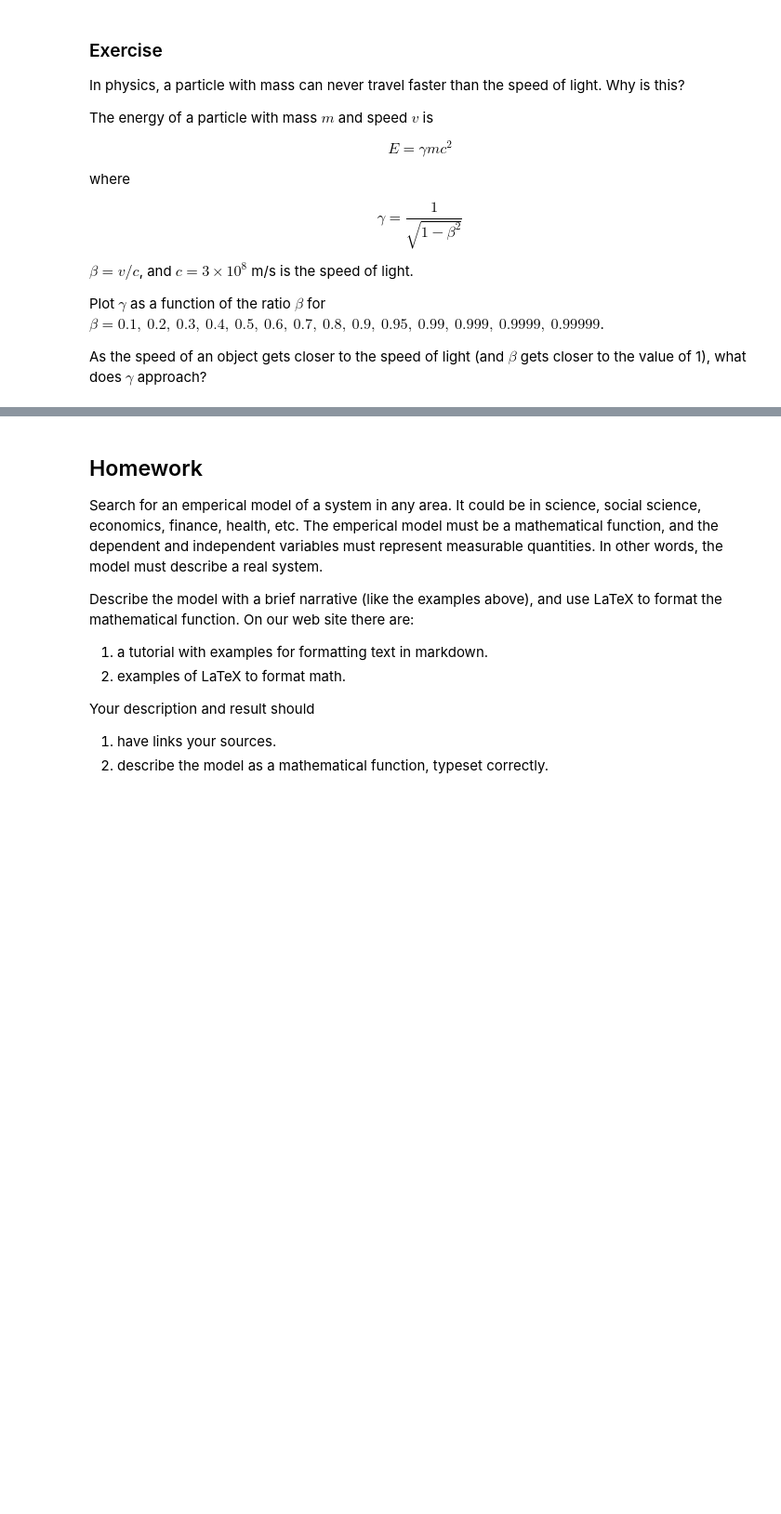
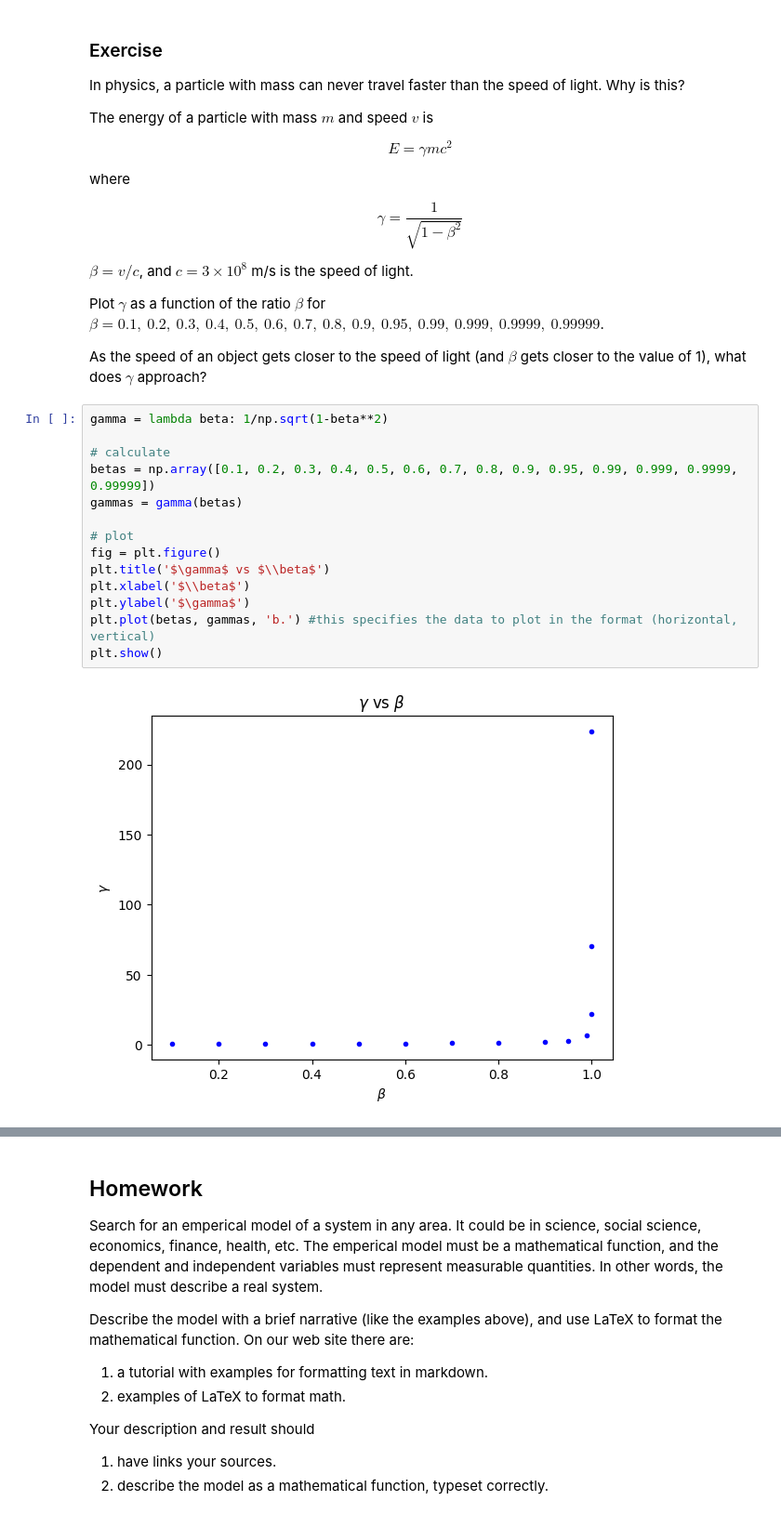
Before and after one commit to anthoak13/HNR-1303-F23, a Jupyter notebook: unit-03/03-01-functions/03-01-functions-solution.ipynb, the cells around one changed output, grey strips where cells are left out. Shown at 93% size. Cells and saved outputs as stored; diff of their text form; blank space fills up the shorter version.

```diff
--- a/unit-03/03-01-functions/03-01-functions-solution.ipynb
+++ b/unit-03/03-01-functions/03-01-functions-solution.ipynb
@@ -327,6 +463,22 @@ $\beta=v/c$, and $c = 3\times 10^8$ m/s is the speed of light.
 Plot $\gamma$ as a function of the ratio $\beta$ for $\beta=0.1,\ 0.2,\ 0.3,\ 0.4,\ 0.5,\ 0.6,\ 0.7,\ 0.8,\ 0.9,\ 0.95,\ 0.99,\ 0.999,\ 0.9999,\ 0.99999$.
 
 As the speed of an object gets closer to the speed of light (and $\beta$ gets closer to the value of 1), what does $\gamma$ approach?
+# %%
+gamma = lambda beta: 1/np.sqrt(1-beta**2)
+
+# calculate
+betas = np.array([0.1, 0.2, 0.3, 0.4, 0.5, 0.6, 0.7, 0.8, 0.9, 0.95, 0.99, 0.999, 0.9999, 0.99999])
+gammas = gamma(betas)
+
+# plot
+fig = plt.figure()
+plt.title('$\gamma$ vs $\\beta$')
+plt.xlabel('$\\beta$')
+plt.ylabel('$\gamma$')
+plt.plot(betas, gammas, 'b.') #this specifies the data to plot in the format (horizontal, vertical)
+plt.show()
+# %% [output]
+[figure, added]
 # %% [markdown]
 An emperical model for the data for mass $m$ in grams and number of cookies $N$ was found to be approximately:
 
```
Also changed, not shown: parts of 16 cells of this notebook.
